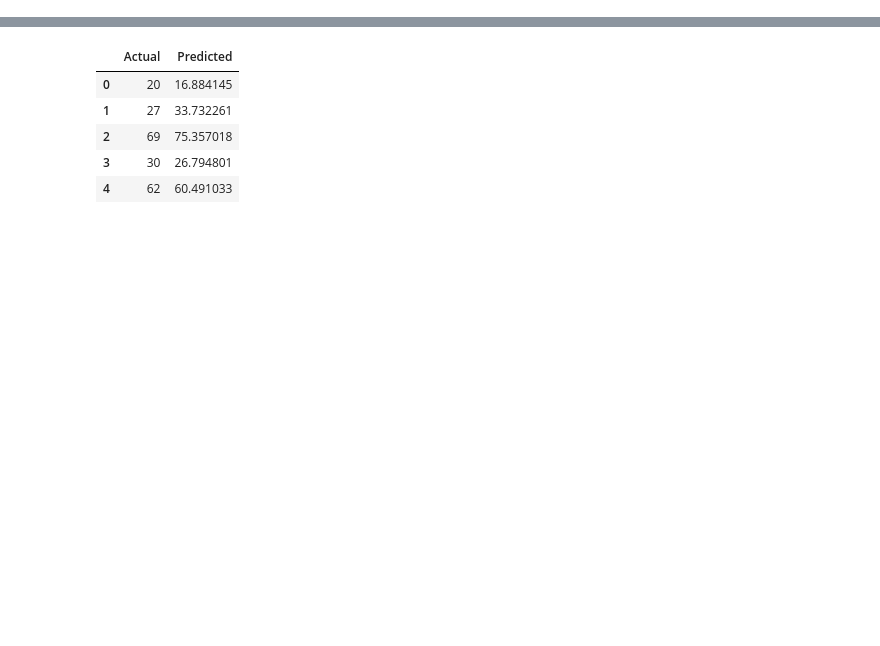
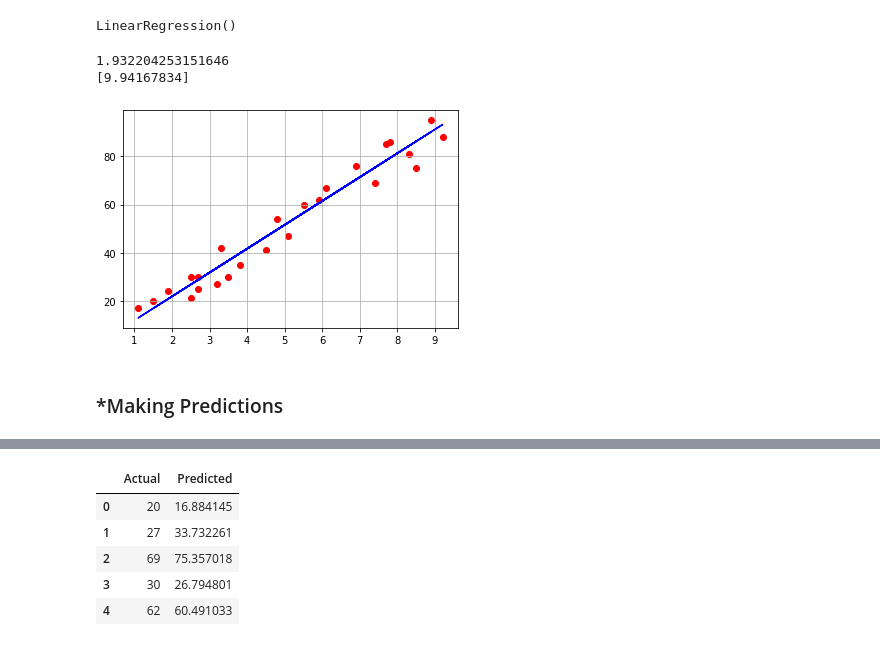
Before and after one commit to ananya903/Data_Science_Task1, a Jupyter notebook: TASK1.ipynb, the cells around one changed output, grey strips where cells are left out. Saved outputs shown, nothing was run; the diff lists cells and outputs as text; code cells hidden in the pictures; blank space fills up the shorter version.

```diff
--- a/TASK1.ipynb
+++ b/TASK1.ipynb
@@ -127,0 +115,25 @@ array([16.88414476, 33.73226078, 75.357018  , 26.79480124, 60.49103328])
+# %%
+model = LinearRegression()
+model.fit(X_train, y_train)
+# %% [output]
+LinearRegression()
+# %%
+# Intercept and slope of the regrssion line
+print(model.intercept_)
+print(model.coef_)
+# %% [output]
+1.932204253151646
+[9.94167834]
+# %%
+# Plot the regression line according to y=mx+c
+line = model.coef_*x+model.intercept_
+
+# Plot for the test data
+plt.scatter(x, y,color='red')
+plt.plot(x, line,color='blue')
+plt.grid(True)
+plt.show()
+# %% [output]
+[figure, added]
+# %% [markdown]
+### *Making Predictions
```
Also changed, not shown: parts of 39 cells of this notebook.
